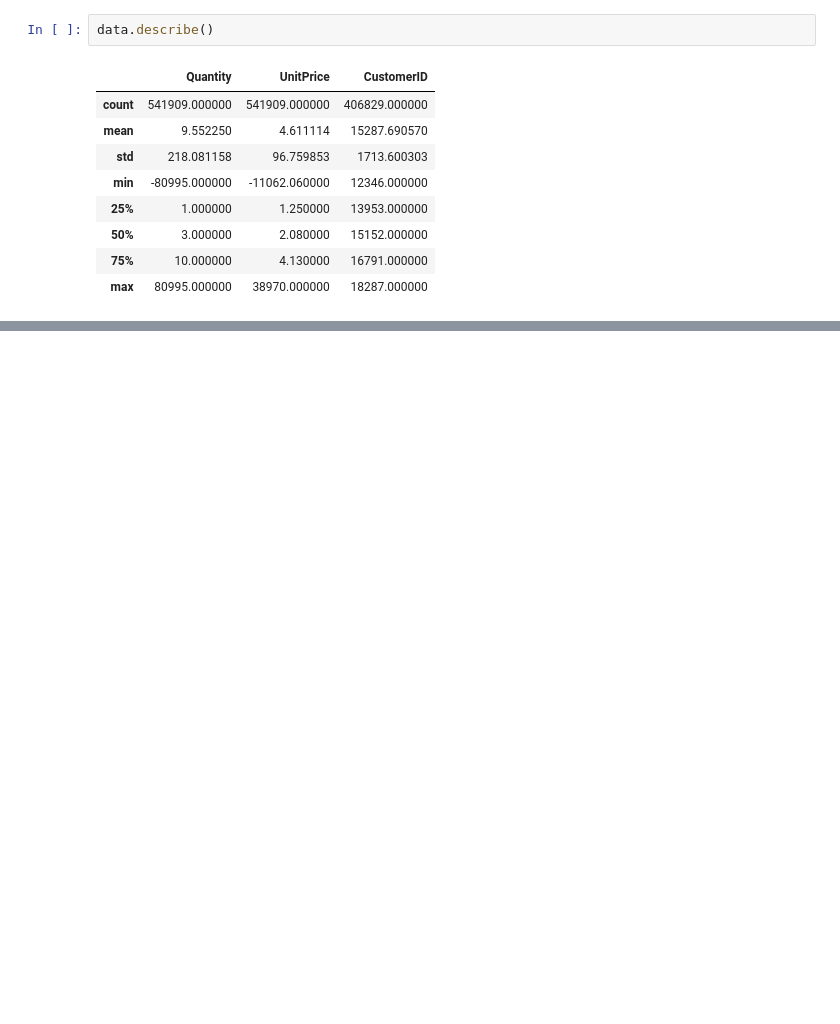
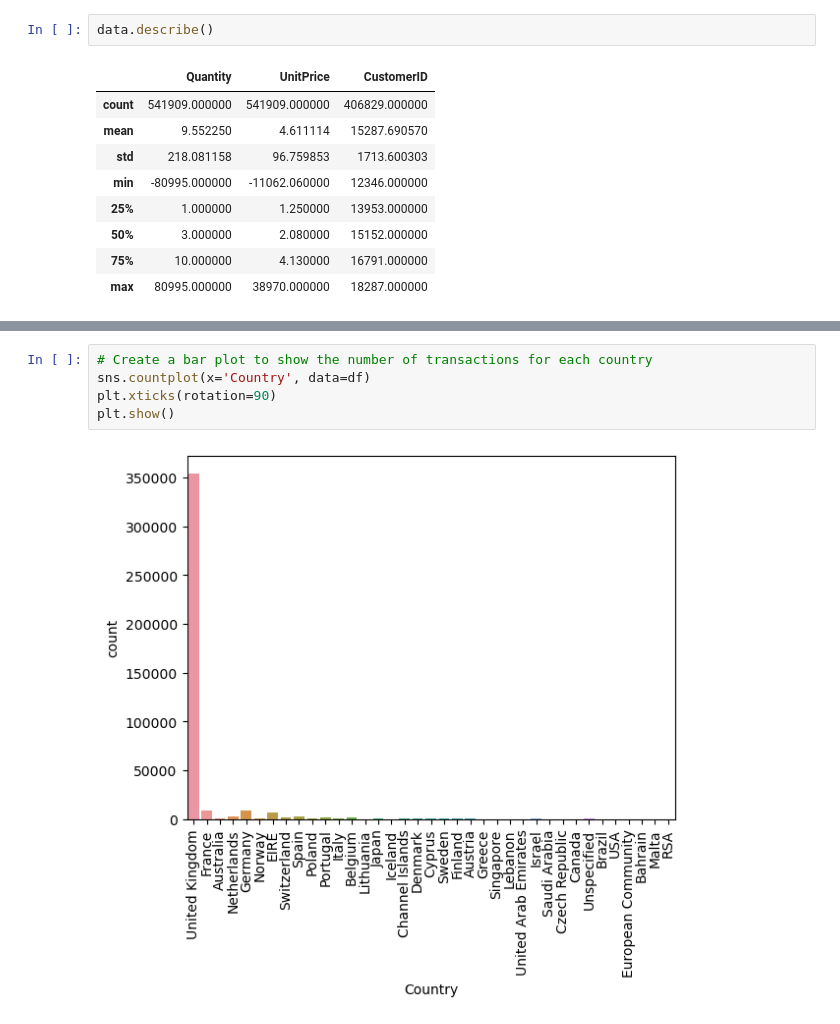
Before and after one commit to tusharraskar/Online-Retail-Customer-Segmentation, a Jupyter notebook: Online Retail Customer Segmentation.ipynb, the cells around one changed output, grey strips where cells are left out. Saved outputs shown, nothing was run; the diff lists cells and outputs as text; blank space fills up the shorter version.

```diff
--- a/Online Retail Customer Segmentation.ipynb
+++ b/Online Retail Customer Segmentation.ipynb
@@ -270,0 +358,7 @@ Text(0.5, 1.0, 'Top 10 products')
+# %%
+# Create a bar plot to show the number of transactions for each country
+sns.countplot(x='Country', data=df)
+plt.xticks(rotation=90)
+plt.show()
+# %% [output]
+[figure, added]
```
Also changed, not shown: parts of 56 cells of this notebook.
